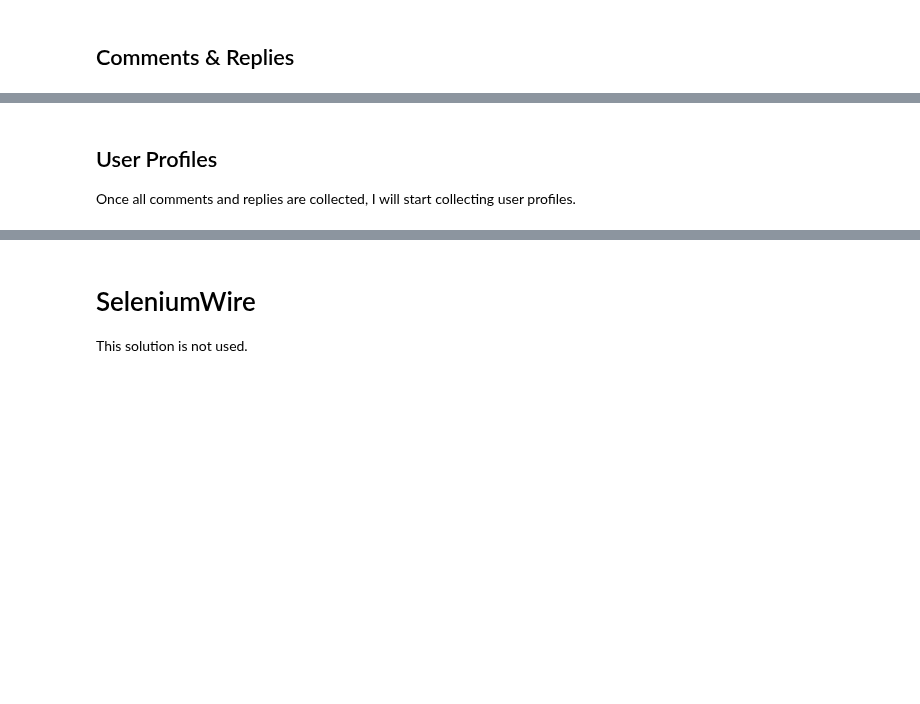
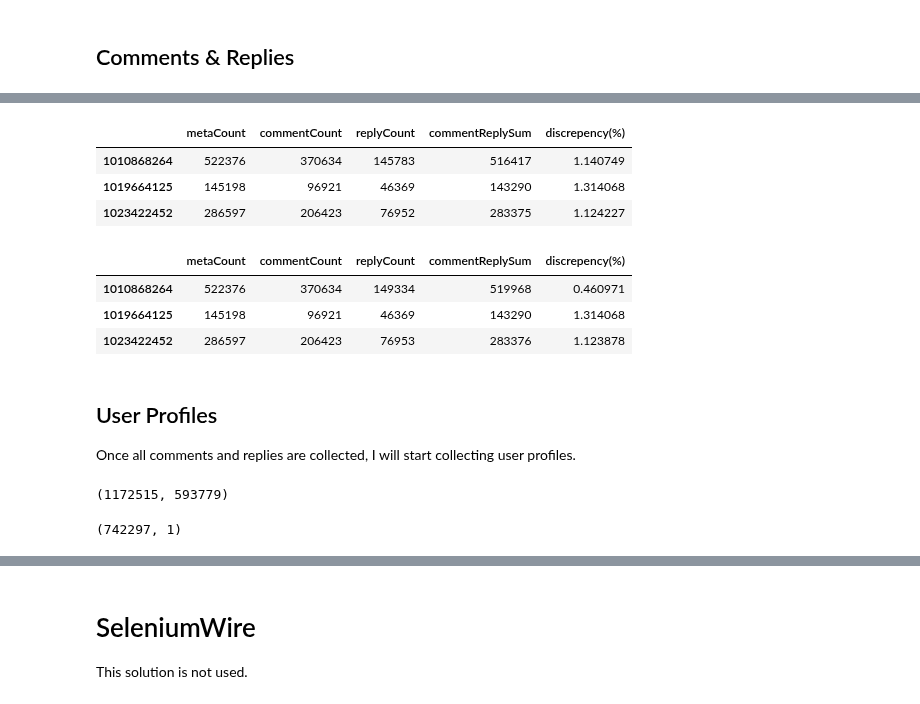
Before and after one commit to GOLEM-lab/Qidian_Webnovel_DataCollection, a Jupyter notebook: code/qidian_data_scrape.ipynb, the cells around one changed output, grey strips where cells are left out. Drawn from its saved outputs; the diff is of its cells as text; code cells hidden in the pictures; blank space fills up the shorter version.

Commit message:
all data collected

```diff
--- a/code/qidian_data_scrape.ipynb
+++ b/code/qidian_data_scrape.ipynb
@@ -170,3 +212,15 @@ print(errors)
+# %%
+with open('../data/qidianFreeChapterIds/' + bookId + '.txt',) as f:
+    chapterIds = f.readlines()
+len(chapterIds)
+# %%
+url = 'https://www.qidian.com/book/1003692682/'
+bookId = '1003692682'
+bookMeta = get_QidianMeta(url,bookId)
+with open('../data/qidianFreeChapterIds/' + bookId + '.txt','r') as f:
+    chapterIds = [b.strip() for b in f.readlines()]
+bookMeta.update({'numberOfFreeChapters':len(chapterIds)})
+bookMeta
 # %%
 qidianMeta = pd.DataFrame(allMeta)
 qidianMeta.to_csv('../data/qidianMeta_' +str(pd.Timestamp.today()) + '.csv',index=False)
@@ -439,0 +497,43 @@ chapter_df.to_csv('../data/qidianReviews/' + bookId + '/' + chapterId + '.csv',i
+# %%
+import os
+bookId = '1010868264'
+join_replies(bookId)
+# %%
+#validation
+import pandas as pd
+import numpy as np
+bookIds = pd.read_csv('../qidianBookList.csv',header=None)
+bookIds = bookIds.drop_duplicates()
+shapes = []
+index = []
+bookIds = ['1010868264','1019664125','1023422452']
+for bookId in bookIds:
+    bookId = str(bookId)
+    try:
+        meta = pd.read_csv('../data/qidianFreeChapterMeta/' + bookId + '.csv')
+        metaCount = meta['reviewNum'].sum().astype('int')
+        comments = pd.read_csv('../data/qidianReviewsByBook/' + bookId + '.csv')
+        comments = comments.drop_duplicates(['userId','content','segmentId'])
+        replies = pd.read_csv('../data/qidianReplies/' + bookId + '.csv')
+        replies = replies.drop_duplicates(['userId','content','segmentId'])
+        shapes.append([metaCount,comments.shape[0],replies.shape[0]])
+        index.append(bookId)
+    except:
+        pass
+dfValidation = pd.DataFrame(shapes,columns=['metaCount','commentCount','replyCount'],index=index)
+dfValidation['commentReplySum'] = dfValidation['commentCount'] + dfValidation['replyCount']
+dfValidation['discrepency(%)'] = 100*np.abs(dfValidation['metaCount']-dfValidation['commentReplySum'])/dfValidation['metaCount']
+# %%
+dfValidation
+# %% [output]
+|  | metaCount | commentCount | replyCount | commentReplySum | discrepency(%) |
+| 1010868264 | 522376 | 370634 | 145783 | 516417 | 1.140749 |
+| 1019664125 | 145198 | 96921 | 46369 | 143290 | 1.314068 |
+| 1023422452 | 286597 | 206423 | 76952 | 283375 | 1.124227 |
+# %%
+dfValidation
+# %% [output]
+|  | metaCount | commentCount | replyCount | commentReplySum | discrepency(%) |
+| 1010868264 | 522376 | 370634 | 149334 | 519968 | 0.460971 |
+| 1019664125 | 145198 | 96921 | 46369 | 143290 | 1.314068 |
+| 1023422452 | 286597 | 206423 | 76953 | 283376 | 1.123878 |
@@ -490,0 +683,4 @@ def get_UserHistory(userId):
+# %%
+len(userIds),len(set(userIds))
+# %% [output]
+(1172515, 593779)
@@ -491 +691,8 @@ def get_UserHistory(userId):
+# %%
+df = pd.read_csv('../data/userList_latest.csv',header=None,names=['ids'])
+df = df.drop_duplicates()
+df['ids'] = df['ids'].astype('string')
+df.shape
+# %% [output]
+(742297, 1)
 # %%
```
Also changed, not shown: parts of 46 cells of this notebook, 4 other files.
